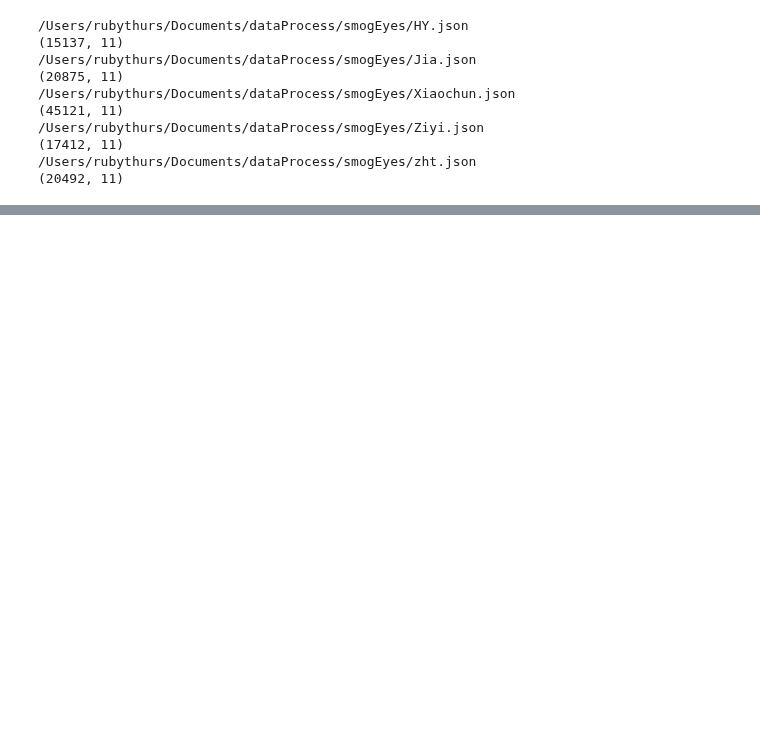
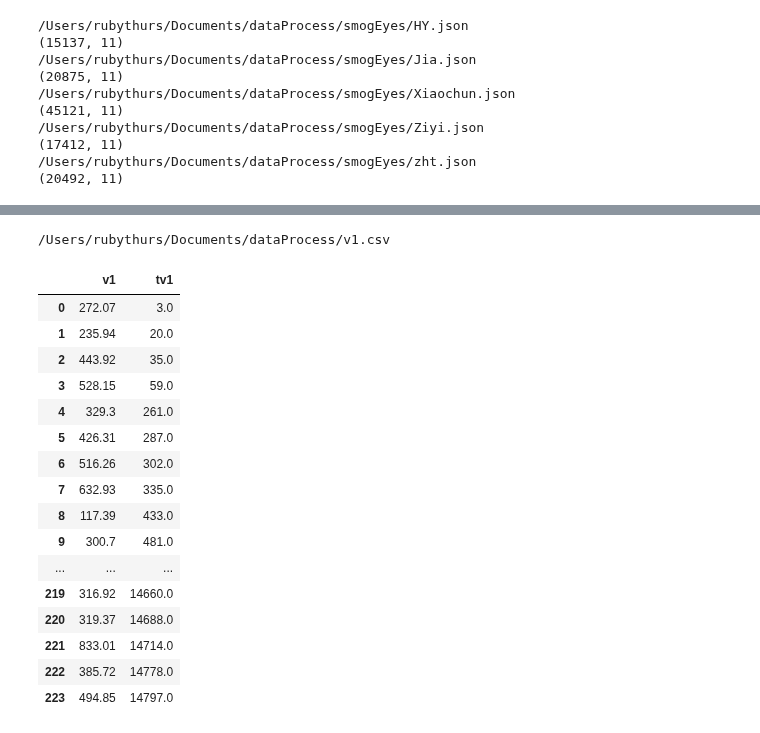
Before and after one commit to ZHTis/count, a Jupyter notebook: datacolin/smogEye.ipynb, the cells around one changed output, grey strips where cells are left out. Saved outputs shown, nothing was run; the diff lists cells and outputs as text; code cells hidden in the pictures; blank space fills up the shorter version.

```diff
--- a/datacolin/smogEye.ipynb
+++ b/datacolin/smogEye.ipynb
@@ -70,3 +70,52 @@ length of ponPos 7
+# %%
+
+import glob
+import pandas as pd
+
+path = '/Users/rubythurs/Documents/dataProcess/'
+files  = glob.glob(path + '/*.csv')
+print(files[0])
+v1 = pd.read_csv(files[0])
+tv1 = pd.read_csv(files[1])
+v1 = list(v1.columns)
+tv1 = list(tv1.columns)
+
+def has_duplicates(values):
+    if len(values) != len(set(values)):
+             return True
+    else:
+             return False
+has_duplicates(v1)
+tv1= [float(item) for item in tv1]
+vdf = {
+    'v1':v1,
+    'tv1':tv1  }
+vdf = pd.DataFrame(vdf)
+
+import matplotlib.pyplot as plt
+
+pd.set_option('display.max_columns', None)
+pd.set_option('display.max_rows', None)
+vdf
+# %% [output]
+/Users/rubythurs/Documents/dataProcess/v1.csv
+|  | v1 | tv1 |
+| 0 | 272.07 | 3.0 |
+| 1 | 235.94 | 20.0 |
+| 2 | 443.92 | 35.0 |
+| 3 | 528.15 | 59.0 |
+| 4 | 329.3 | 261.0 |
+| 5 | 426.31 | 287.0 |
+| 6 | 516.26 | 302.0 |
+| 7 | 632.93 | 335.0 |
+| 8 | 117.39 | 433.0 |
+| 9 | 300.7 | 481.0 |
+| ... | ... | ... |
+| 219 | 316.92 | 14660.0 |
+| 220 | 319.37 | 14688.0 |
+| 221 | 833.01 | 14714.0 |
+| 222 | 385.72 | 14778.0 |
+| 223 | 494.85 | 14797.0 |
 # %%
 
 import numpy as np
```
Also changed, not shown: parts of 3 cells of this notebook, 3 other files.
